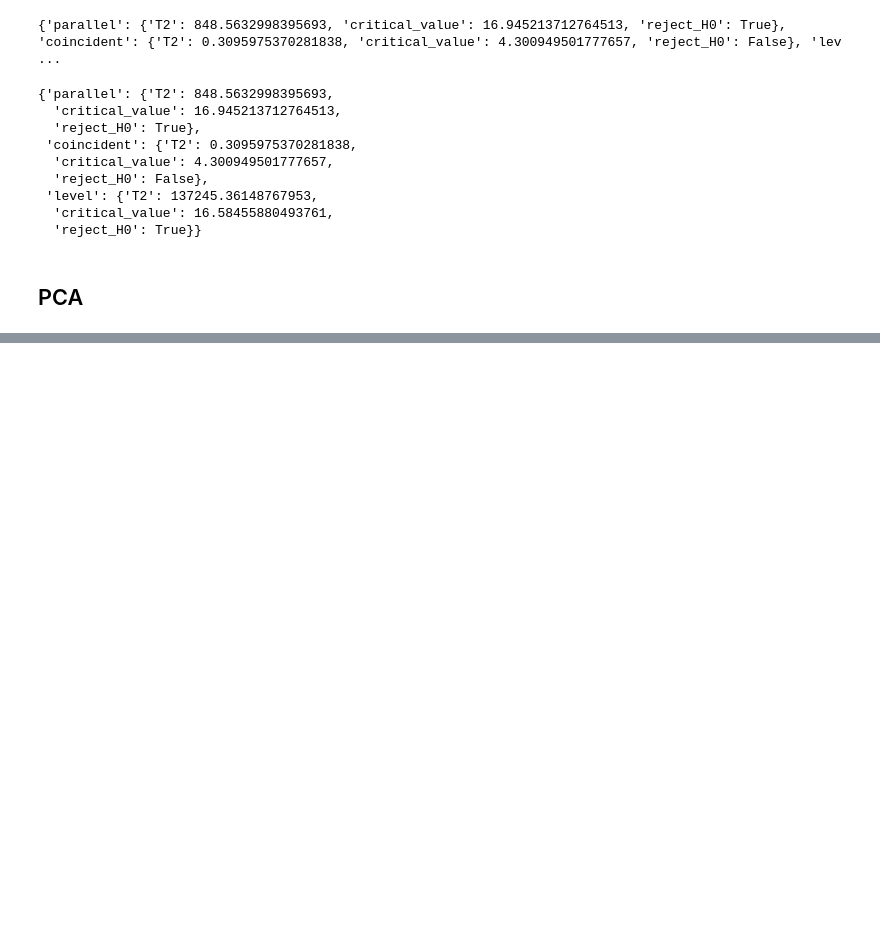
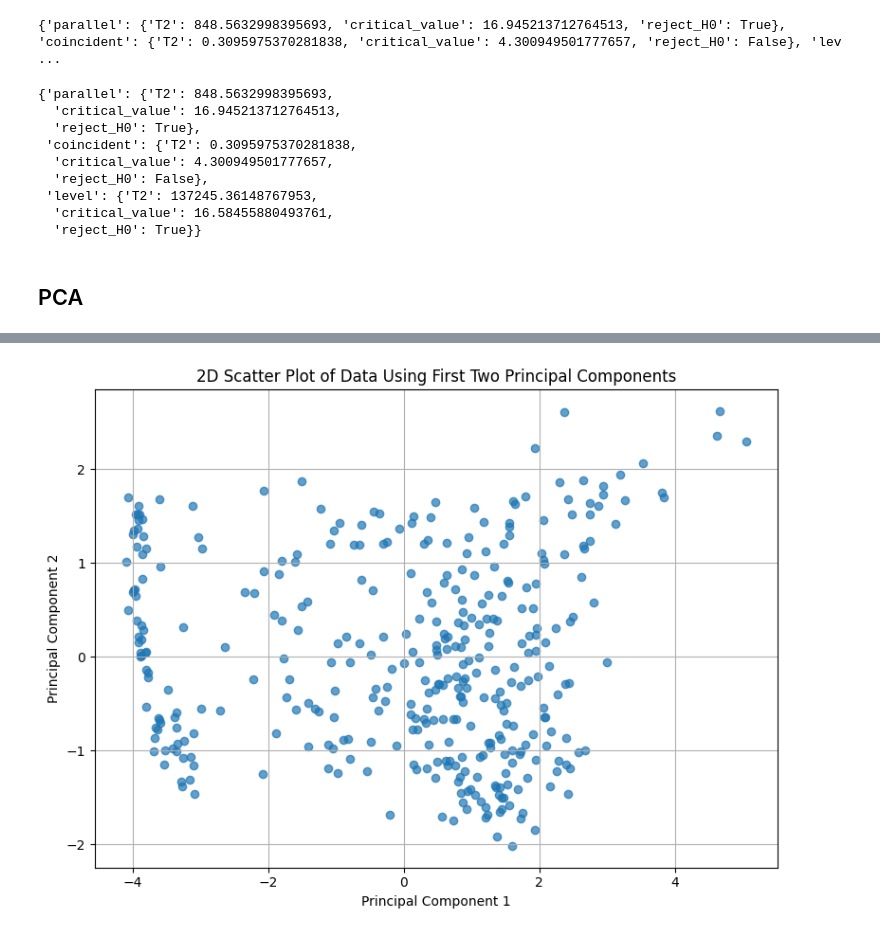
Before and after one commit to Dhruv-Kushwaha2010/MTL766-Project, a Jupyter notebook: main.ipynb, the cells around one changed output, grey strips where cells are left out. Saved outputs shown, nothing was run; the diff lists cells and outputs as text; code cells hidden in the pictures; blank space fills up the shorter version.

```diff
--- a/main.ipynb
+++ b/main.ipynb
@@ -767,0 +769,28 @@ pca_obj, transformed_data, variance_ratio = perform_pca_analysis(df_num.values)
+# %%
+def plot_pca_2d(data_transformed, labels=None, title = '2D Scatter Plot of Data Using First Two Principal Components'):
+    """
+    Plot the PCA-transformed data in 2D using the first two principal components.
+
+    Parameters:
+    data_transformed (numpy.ndarray): Transformed data with principal components
+    labels (array-like): Optional, labels for each data point to color the scatter plot
+    """
+    plt.figure(figsize=(8, 6))
+    if labels is not None:
+        # Scatter plot with colors based on labels
+        scatter = plt.scatter(data_transformed[:, 0], data_transformed[:, 1], c=labels, cmap = 'bwr', alpha=0.7)
+        plt.legend(*scatter.legend_elements(), title="Labels")
+    else:
+        # Scatter plot without labels
+        plt.scatter(data_transformed[:, 0], data_transformed[:, 1], alpha=0.7)
+    plt.xlabel('Principal Component 1')
+    plt.ylabel('Principal Component 2')
+    plt.title(title)
+    plt.grid(True)
+    plt.tight_layout()
+    plt.show()
+
+# Assuming you have labels, pass them as 'labels'. If not, simply call without them.
+plot_pca_2d(transformed_data)
+# %% [output]
+[figure, added]
```
Also changed, not shown: parts of 13 cells of this notebook.
